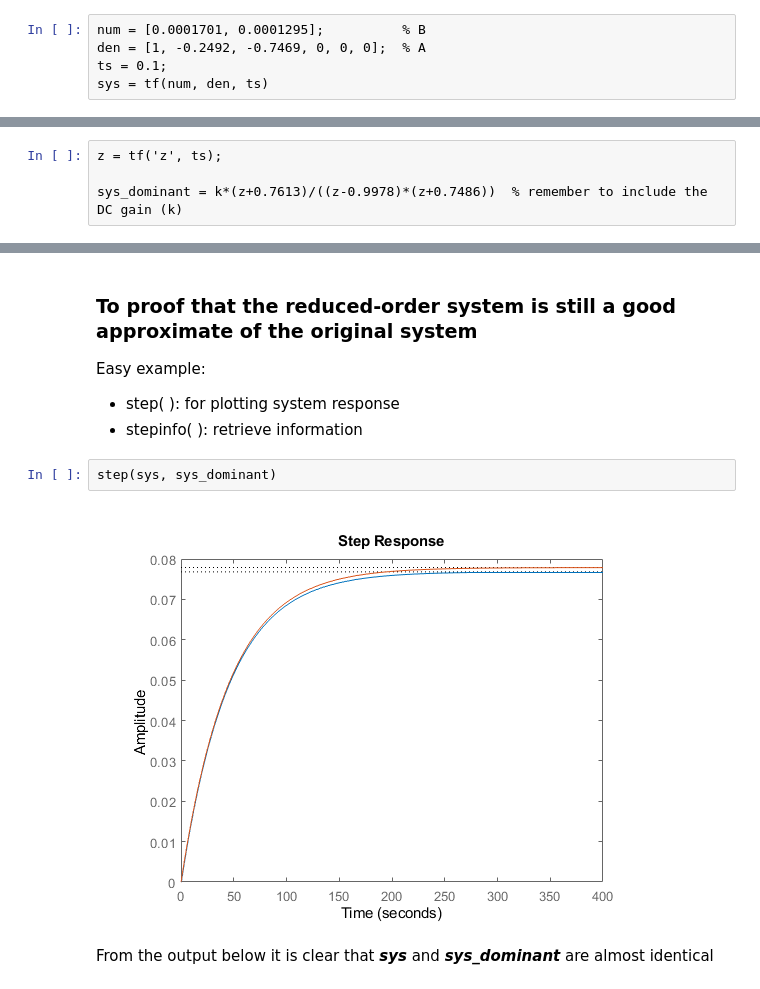
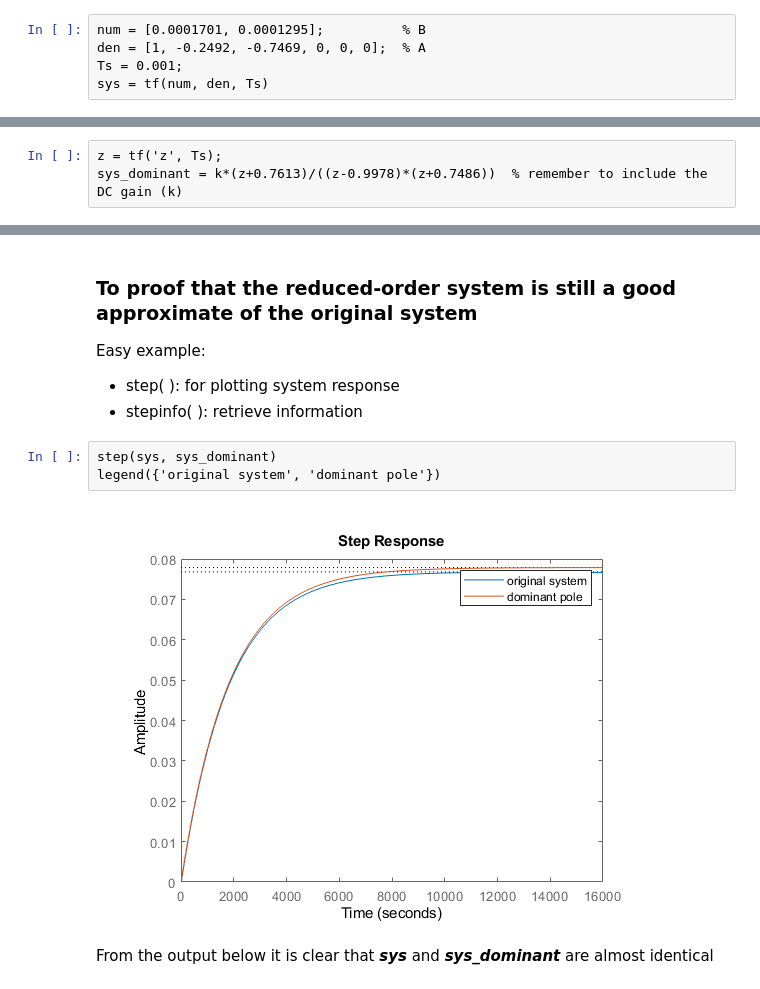
Before and after one commit to JeremyKTH/Gearbox-Oil-Conditioning-System, a Jupyter notebook: SI_2.ipynb, the cells around one changed output, grey strips where cells are left out. Drawn from its saved outputs; the diff is of its cells as text.

```diff
--- a/SI_2.ipynb
+++ b/SI_2.ipynb
@@ -6,8 +13,8 @@ The ARMAX model is based on the paper "Heat Exchanger Model (Data-driven modelli
 # %%
 num = [0.0001701, 0.0001295];          % B
 den = [1, -0.2492, -0.7469, 0, 0, 0];  % A
-ts = 0.1;
-sys = tf(num, den, ts)
+Ts = 0.001;
+sys = tf(num, den, Ts)
 # %% [output]
 sys =
 
@@ -60,8 +67,7 @@ From the output above, the system poles are at 0, 0, 0, 0.9978, -0.7486 <br>
 The dominant poles in a discrete system are the ones that are closest to the unit circle <br>
 Thus, the dominant poles are at 0.9978, -0.7486. The system can thus be reduced to 2nd-order
 # %%
-z = tf('z', ts);
-
+z = tf('z', Ts);
 sys_dominant = k*(z+0.7613)/((z-0.9978)*(z+0.7486))  % remember to include the DC gain (k)
 # %% [output]
 sys_dominant =
@@ -79,8 +85,9 @@ Easy example: <br>
 * stepinfo( ): retrieve information
 # %%
 step(sys, sys_dominant)
+legend({'original system', 'dominant pole'})
 # %% [output]
-[figure, old version]
+[figure, new version]
 # %% [markdown]
 From the output below it is clear that ***sys*** and ***sys_dominant*** are almost identical
 # %%
```
Also changed, not shown: parts of 29 cells of this notebook.
